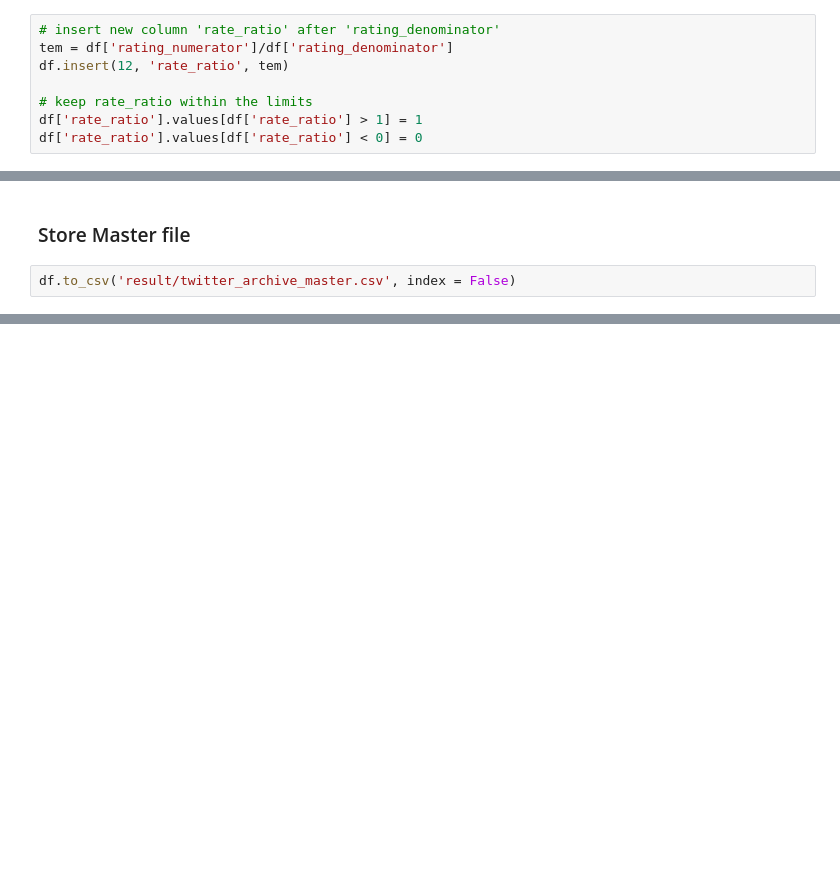
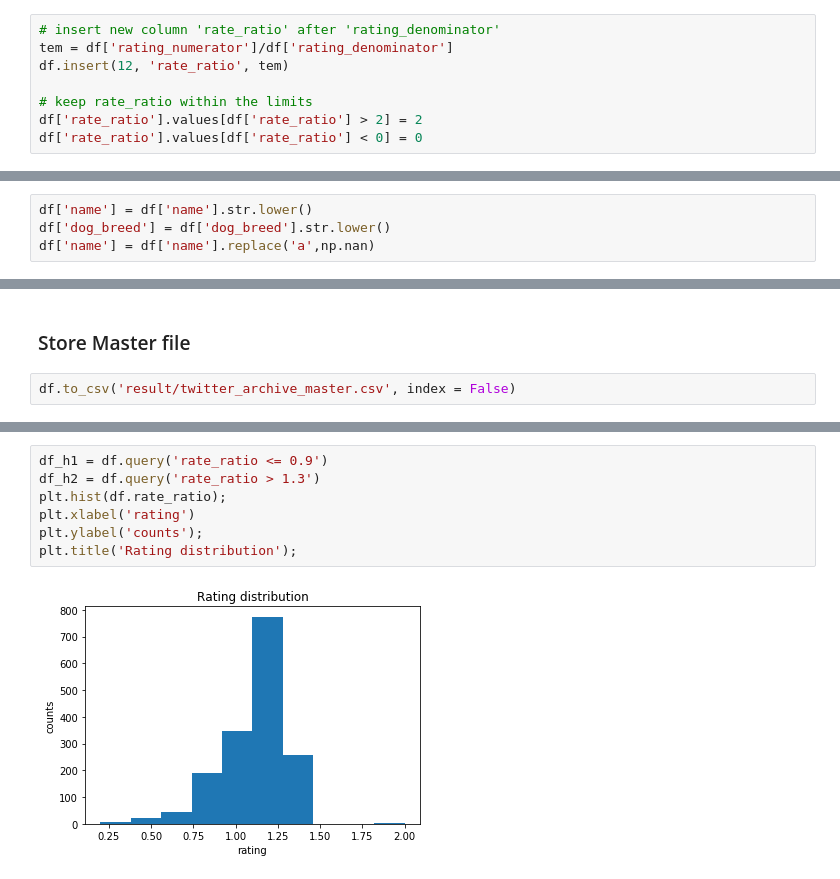
Before and after one commit to UltraViolentLight/Wrangle-We-Rate-Dogs, a Jupyter notebook: wrangle_act.ipynb, the cells around one changed output, grey strips where cells are left out. Drawn from its saved outputs; the diff is of its cells as text; blank space fills up the shorter version.

```diff
--- a/wrangle_act.ipynb
+++ b/wrangle_act.ipynb
@@ -333,7 +333,7 @@ tem = df['rating_numerator']/df['rating_denominator']
 df.insert(12, 'rate_ratio', tem)
 
 # keep rate_ratio within the limits
-df['rate_ratio'].values[df['rate_ratio'] > 1] = 1
+df['rate_ratio'].values[df['rate_ratio'] > 2] = 2
 df['rate_ratio'].values[df['rate_ratio'] < 0] = 0
 # %% [markdown]
 #### Test
@@ -478,0 +485,4 @@ array([nan, 'doggo', 'puppo', 'pupper', 'floofer'], dtype=object)
+# %%
+df['name'] = df['name'].str.lower()
+df['dog_breed'] = df['dog_breed'].str.lower()
+df['name'] = df['name'].replace('a',np.nan)
@@ -533,0 +587,9 @@ df.to_csv('result/twitter_archive_master.csv', index = False)
+# %%
+df_h1 = df.query('rate_ratio <= 0.9')
+df_h2 = df.query('rate_ratio > 1.3')
+plt.hist(df.rate_ratio);
+plt.xlabel('rating')
+plt.ylabel('counts');
+plt.title('Rating distribution');
+# %% [output]
+[figure, added]
```
Also changed, not shown: parts of 38 cells of this notebook, 2 other files.
